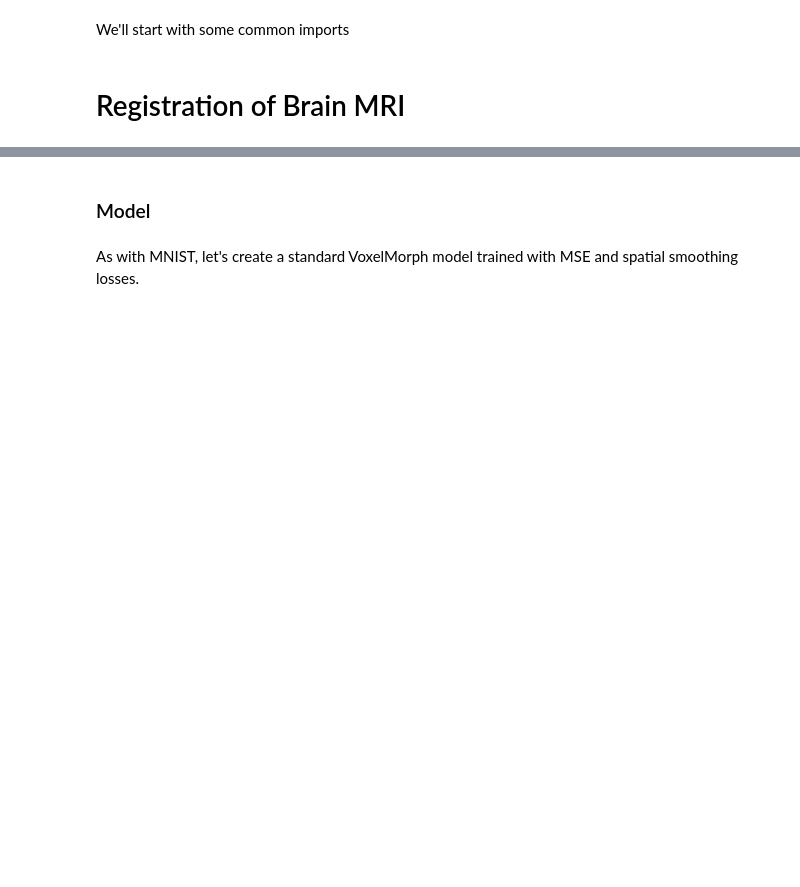
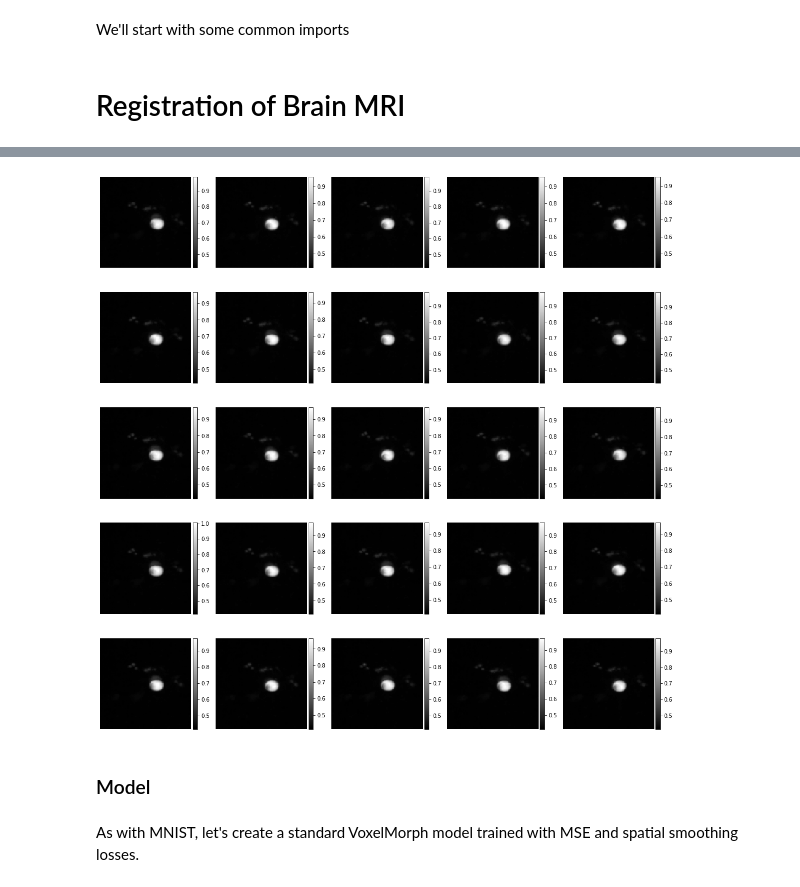
Before and after one commit to madtoinou/voxelmorph, a Jupyter notebook: voxelmorph_project.ipynb, the cells around one changed output, grey strips where cells are left out. Drawn from its saved outputs; the diff is of its cells as text; code cells hidden in the pictures; blank space fills up the shorter version.

```diff
--- a/voxelmorph_project.ipynb
+++ b/voxelmorph_project.ipynb
@@ -135,23 +51,26 @@ ne.plot.slices(cv2.Canny(img_0_c,10,200), cmaps=["Greys"], do_colorbars=True, wi
 # %%
 #load the training set + normalization
-slices_train = np.zeros((len(keys_train),112,112))
+slices_train = np.zeros((len(keys_train),112,112,32))
 for i, key in enumerate(keys_train):
-    slices_train[i] = np.array(hf.get(key)["frame"][0][:,:,21])/255
+    slices_train[i] = np.array(hf.get(key)["frame"][0][:,:,:])/255
 # %%
 #load the training set + normalization
-slices_test = np.zeros((len(keys_test),112,112))
+slices_test = np.zeros((len(keys_test),112,112,32))
 for i, key in enumerate(keys_test):
-    slices_test[i] = np.array(hf.get(key)["frame"][0][:,:,21])/255
-
-vol_shape = slices_train.shape[1:]
+    slices_test[i] = np.array(hf.get(key)["frame"][0][:,:,:])/255
 # %%
 # extract some brains
-nb_vis = 5
-idx = np.random.randint(0, slices_train.shape[0], [5,])
+idx = np.random.randint(0, len(slices_train), 25)
 example_digits = [f for f in slices_train[idx, ...]]
-
-# visualize
-ne.plot.slices(example_digits, cmaps=['gray'], do_colorbars=True);
+# %%
+MIP_example = util.np_MIP(slices_train, idx, 2)
+plots = [MIP_example[i] for i in range (len(MIP_example))]
+# %%
+# visualize
+ne.plot.slices(plots, cmaps=['gray'], do_colorbars=True,
+              grid=[5,5]);
+# %% [output]
+[figure, added]
 # %% [markdown]
 ### Model
 # %% [markdown]
```
Also changed, not shown: parts of 31 cells of this notebook, 2 other files.
